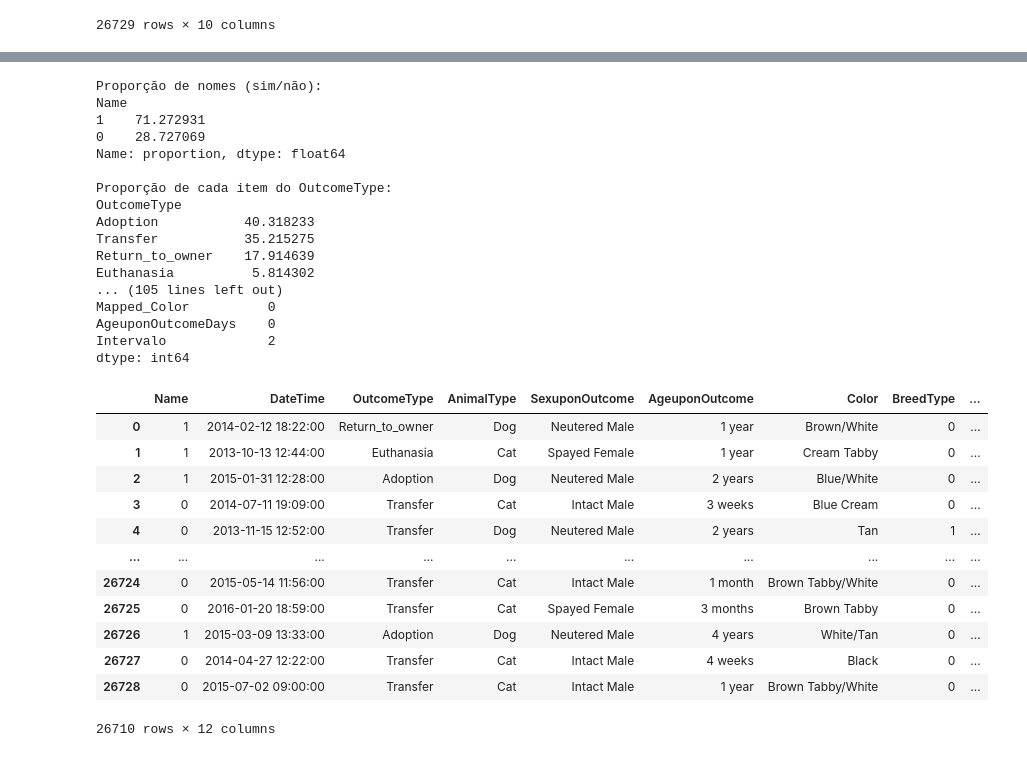
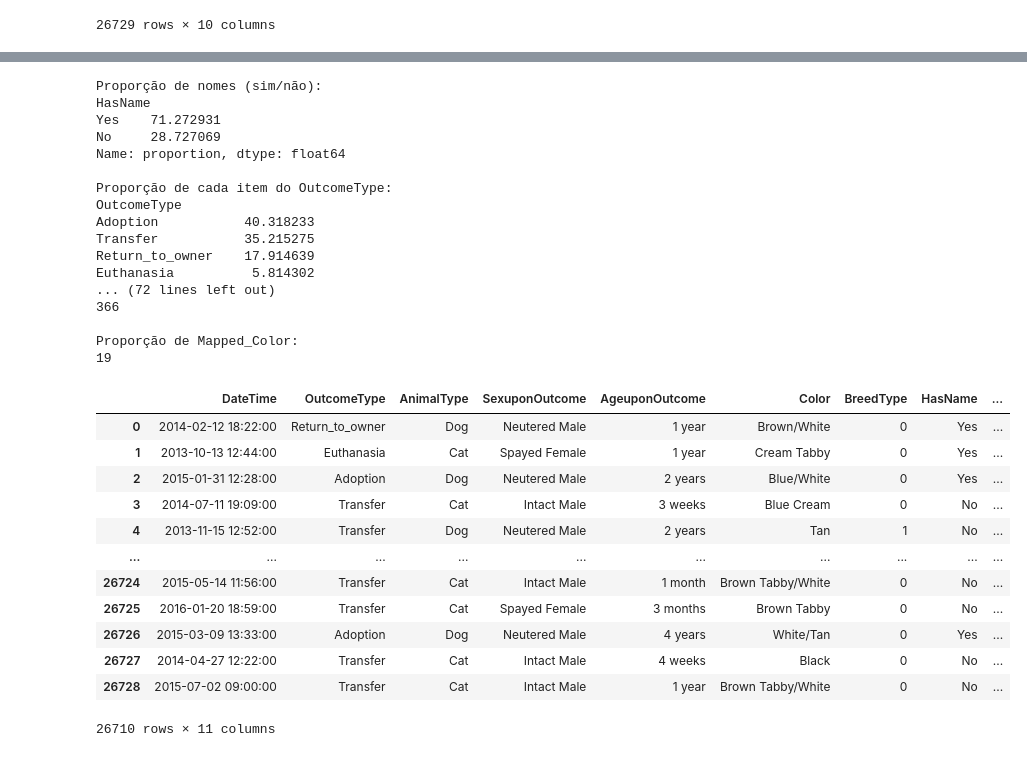
Before and after one commit to Stremps/Shelter-Outcome-Prediction, a Jupyter notebook: Shelter.ipynb, the cells around one changed output, grey strips where cells are left out. Saved outputs shown, nothing was run; the diff lists cells and outputs as text; code cells hidden in the pictures.

```diff
--- a/Shelter.ipynb
+++ b/Shelter.ipynb
@@ -7,14 +7,14 @@ import seaborn as sns
 import matplotlib.pyplot as plt
 from scipy.stats import f_oneway, chi2_contingency
 
-# Function to convert age (years/months) into weeks
-def age_to_weeks(age):
+# Function to convert age (years/months) into days
+def age_to_days(age):
     if 'year' in age:
         years = int(age.split()[0]) # Capture the numeric value before the "year" substring
-        return years * 364 # Converts year to weeks (1 year == 52 weeks)
+        return years * 364 # Converts year to days (1 year == 364 days)
     elif 'month' in age:
         months = int(age.split()[0]) # Captures the numeric value before the "month" substring
-        return months * 52 # Converts month to weeks (1 month == 4 weeks)
+        return months * 30 # Converts month to weeks (1 month == 30 days)
     elif 'week' in age:
         week = int(age.split()[0]) # Captures the numeric value before the "week" substring
         return week * 7
@@ -141,8 +141,10 @@ plt.xticks(rotation=45)
 plt.show()
 
 # 5. Calcular a proporção de OutcomeType dentro de ter ou não ter nome
-df['HasName'] = df['Name'].apply(lambda x: 1 if pd.notna(x) and x != '' else 0)
+df['HasName'] = df['Name'].apply(lambda x: 'Yes' if pd.notna(x) and x != '' else 'No')
 normalized_counts_name = df.groupby('HasName')['OutcomeType'].value_counts(normalize=True).rename('Proportion').reset_index()
+
+df = df.drop(columns=['Name'])
 
 # Plotar o gráfico de barras normalizado para HasName
 plt.figure(figsize=(8, 6))
@@ -171,7 +173,7 @@ df['Mapped_Color'] = df['Mapped_Color'].apply(match_duplicates)
 color_counts = df['Mapped_Color'].value_counts()
 
 # Defines a frequency threshold for rare colors ( currently given as 1% of the amount of examples in the dataset)
-threshold = 267
+threshold = 300
 rare_colors = color_counts[color_counts < threshold].index
 
 # Substitutes the rare colors for the column 'Other_colors'
@@ -180,14 +182,14 @@ df['Mapped_Color'] = df['Mapped_Color'].apply(lambda x: 'Other_Colors' if x in r
 # Applies One-Hot Encoding to 'Mapped_Color'
 mapped_color_dummies = pd.get_dummies(df['Mapped_Color'])
 
-# Replaces the names of the animals by the characteristic of having a name or not
-df['Name'] = df['Name'].apply(lambda x: 1 if pd.notna(x) and x != '' else 0)
+# Converte valores booleanos (True/False) para inteiros (0/1)
+mapped_color_dummies = mapped_color_dummies.astype(int)
 
 # Drops na values especifically in this point, since the most where names and OutcomeSubtypes (which are all treated)
 df = df.dropna()
 
 # Converts 'AgeuponOutcome' to weeks
-df['AgeuponOutcomeDays'] = df['AgeuponOutcome'].apply(age_to_weeks) # Converting months and years to weeks
+df['AgeuponOutcomeDays'] = df['AgeuponOutcome'].apply(age_to_days) # Converting months and years to weeks
 
 display(df)
 # %% [output]
@@ -211,7 +213,7 @@ display(df)
 bins = np.arange(0, 7287, 364)  # This creates 52 week intervals (which is around 1 year)
 
 # 0) Name column ratio analysis
-outcome_proportion = df['Name'].value_counts(normalize=True)*100 # Normalize returns the proportion of each element == Num_ElementX/Num_total
+outcome_proportion = df['HasName'].value_counts(normalize=True)*100 # Normalize returns the proportion of each element == Num_ElementX/Num_total
 print("Proporção de nomes (sim/não):")
 print(outcome_proportion)
 
@@ -286,59 +288,50 @@ males_only = df['SexuponOutcome'].apply(lambda x: 'Macho Castrado' if 'Neutered
 males_only = males_only.dropna()
 
 # Calculate the proportion of castrated and uncastrated males
 gender_castrated_proportion = males_only.value_counts(normalize=True) * 100
 print("\nProporção de Machos (Castrados e Não Castrados):")
 print(gender_castrated_proportion)
 
 # 6) Color column proportion analysis
 color_proportion = df['Color'].value_counts(normalize=True)*100
 print("\nProporção de Color:")
 print(len(color_proportion))
 
 color_proportion = df['Mapped_Color'].value_counts(normalize=True)*100
 print("\nProporção de Mapped_Color:")
 print(len(color_proportion))
 
-for row in range(len(color_proportion)):
-  indice = color_proportion.index[row]
-  valor = color_proportion.iloc[row]
-  print(f'Índice: {indice}, Valor: {valor}')
-
-# Verificar se há valores NaN nas colunas antes da conversão
-print('oi')
-print(df.isna().sum())
-
 
 display(df)
 # %% [output]
 Proporção de nomes (sim/não):
-Name
-1    71.272931
-0    28.727069
+HasName
+Yes    71.272931
+No     28.727069
 Name: proportion, dtype: float64
 
 Proporção de cada item do OutcomeType:
 OutcomeType
 Adoption           40.318233
 Transfer           35.215275
 Return_to_owner    17.914639
 Euthanasia          5.814302
-... (105 lines left out)
-Mapped_Color          0
-AgeuponOutcomeDays    0
-Intervalo             2
-dtype: int64
+... (72 lines left out)
+366
+
+Proporção de Mapped_Color:
+19
-|  | Name | DateTime | OutcomeType | AnimalType | SexuponOutcome | AgeuponOutcome | Color | BreedType | ... |
-| 0 | 1 | 2014-02-12 18:22:00 | Return_to_owner | Dog | Neutered Male | 1 year | Brown/White | 0 | ... |
-| 1 | 1 | 2013-10-13 12:44:00 | Euthanasia | Cat | Spayed Female | 1 year | Cream Tabby | 0 | ... |
-| 2 | 1 | 2015-01-31 12:28:00 | Adoption | Dog | Neutered Male | 2 years | Blue/White | 0 | ... |
-| 3 | 0 | 2014-07-11 19:09:00 | Transfer | Cat | Intact Male | 3 weeks | Blue Cream | 0 | ... |
-| 4 | 0 | 2013-11-15 12:52:00 | Transfer | Dog | Neutered Male | 2 years | Tan | 1 | ... |
+|  | DateTime | OutcomeType | AnimalType | SexuponOutcome | AgeuponOutcome | Color | BreedType | HasName | ... |
+| 0 | 2014-02-12 18:22:00 | Return_to_owner | Dog | Neutered Male | 1 year | Brown/White | 0 | Yes | ... |
+| 1 | 2013-10-13 12:44:00 | Euthanasia | Cat | Spayed Female | 1 year | Cream Tabby | 0 | Yes | ... |
+| 2 | 2015-01-31 12:28:00 | Adoption | Dog | Neutered Male | 2 years | Blue/White | 0 | Yes | ... |
+| 3 | 2014-07-11 19:09:00 | Transfer | Cat | Intact Male | 3 weeks | Blue Cream | 0 | No | ... |
+| 4 | 2013-11-15 12:52:00 | Transfer | Dog | Neutered Male | 2 years | Tan | 1 | No | ... |
 | ... | ... | ... | ... | ... | ... | ... | ... | ... | ... |
-| 26724 | 0 | 2015-05-14 11:56:00 | Transfer | Cat | Intact Male | 1 month | Brown Tabby/White | 0 | ... |
-| 26725 | 0 | 2016-01-20 18:59:00 | Transfer | Cat | Spayed Female | 3 months | Brown Tabby | 0 | ... |
-| 26726 | 1 | 2015-03-09 13:33:00 | Adoption | Dog | Neutered Male | 4 years | White/Tan | 0 | ... |
-| 26727 | 0 | 2014-04-27 12:22:00 | Transfer | Cat | Intact Male | 4 weeks | Black | 0 | ... |
-| 26728 | 0 | 2015-07-02 09:00:00 | Transfer | Cat | Intact Male | 1 year | Brown Tabby/White | 0 | ... |
+| 26724 | 2015-05-14 11:56:00 | Transfer | Cat | Intact Male | 1 month | Brown Tabby/White | 0 | No | ... |
+| 26725 | 2016-01-20 18:59:00 | Transfer | Cat | Spayed Female | 3 months | Brown Tabby | 0 | No | ... |
+| 26726 | 2015-03-09 13:33:00 | Adoption | Dog | Neutered Male | 4 years | White/Tan | 0 | Yes | ... |
+| 26727 | 2014-04-27 12:22:00 | Transfer | Cat | Intact Male | 4 weeks | Black | 0 | No | ... |
+| 26728 | 2015-07-02 09:00:00 | Transfer | Cat | Intact Male | 1 year | Brown Tabby/White | 0 | No | ... |
-26710 rows × 12 columns
+26710 rows × 11 columns
 # %%
```
Also changed, not shown: parts of 6 cells of this notebook, 1 other file.
